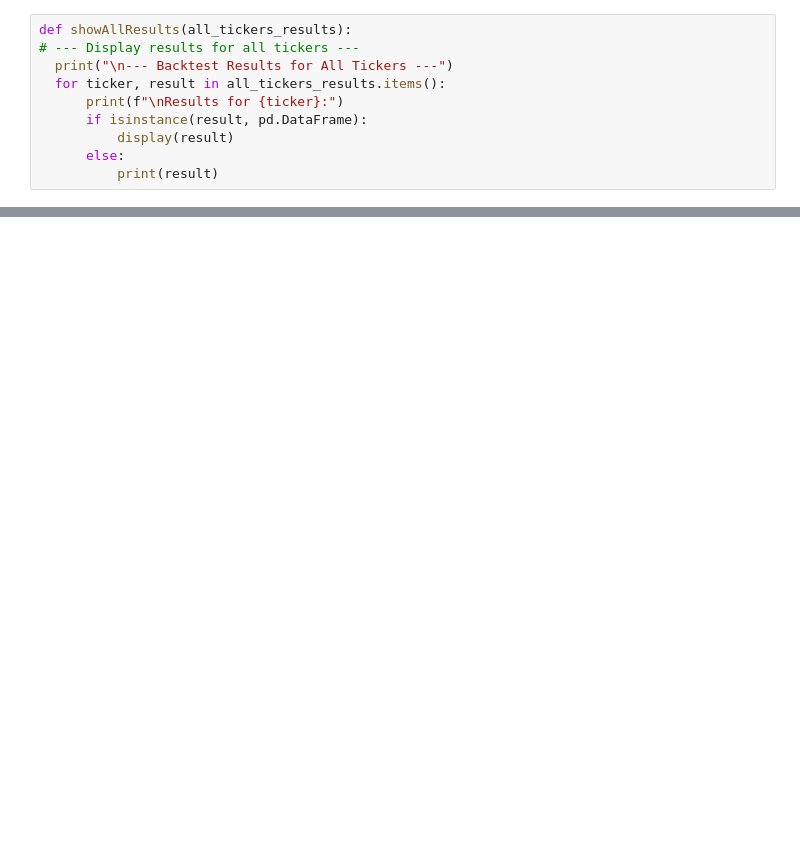
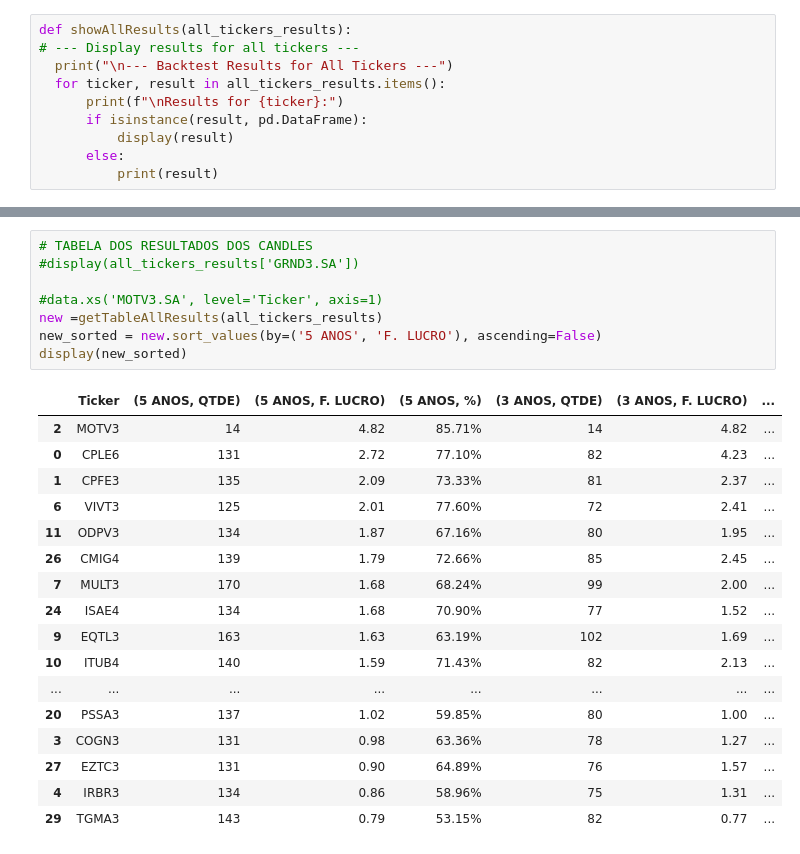
Before and after one commit to JuanHermann/BT_IFR2, a Jupyter notebook: BT_IFR2.ipynb, the cells around one changed output, grey strips where cells are left out. Saved outputs shown, nothing was run; the diff lists cells and outputs as text; blank space fills up the shorter version.

```diff
--- a/BT_IFR2.ipynb
+++ b/BT_IFR2.ipynb
@@ -489,0 +412,26 @@ Baixando dados para ['MOTV3.SA', 'CPFE3.SA', 'ITUB4.SA'] desde 2020-10-08 00:00:
+# %%
+# TABELA DOS RESULTADOS DOS CANDLES
+#display(all_tickers_results['GRND3.SA'])
+
+#data.xs('MOTV3.SA', level='Ticker', axis=1)
+new =getTableAllResults(all_tickers_results)
+new_sorted = new.sort_values(by=('5 ANOS', 'F. LUCRO'), ascending=False)
+display(new_sorted)
+# %% [output]
+|  | Ticker | (5 ANOS, QTDE) | (5 ANOS, F. LUCRO) | (5 ANOS, %) | (3 ANOS, QTDE) | (3 ANOS, F. LUCRO) | ... |
+| 2 | MOTV3 | 14 | 4.82 | 85.71% | 14 | 4.82 | ... |
+| 0 | CPLE6 | 131 | 2.72 | 77.10% | 82 | 4.23 | ... |
+| 1 | CPFE3 | 135 | 2.09 | 73.33% | 81 | 2.37 | ... |
+| 6 | VIVT3 | 125 | 2.01 | 77.60% | 72 | 2.41 | ... |
+| 11 | ODPV3 | 134 | 1.87 | 67.16% | 80 | 1.95 | ... |
+| 26 | CMIG4 | 139 | 1.79 | 72.66% | 85 | 2.45 | ... |
+| 7 | MULT3 | 170 | 1.68 | 68.24% | 99 | 2.00 | ... |
+| 24 | ISAE4 | 134 | 1.68 | 70.90% | 77 | 1.52 | ... |
+| 9 | EQTL3 | 163 | 1.63 | 63.19% | 102 | 1.69 | ... |
+| 10 | ITUB4 | 140 | 1.59 | 71.43% | 82 | 2.13 | ... |
+| ... | ... | ... | ... | ... | ... | ... | ... |
+| 20 | PSSA3 | 137 | 1.02 | 59.85% | 80 | 1.00 | ... |
+| 3 | COGN3 | 131 | 0.98 | 63.36% | 78 | 1.27 | ... |
+| 27 | EZTC3 | 131 | 0.90 | 64.89% | 76 | 1.57 | ... |
+| 4 | IRBR3 | 134 | 0.86 | 58.96% | 75 | 1.31 | ... |
+| 29 | TGMA3 | 143 | 0.79 | 53.15% | 82 | 0.77 | ... |
```
Also changed, not shown: parts of 7 cells of this notebook.
